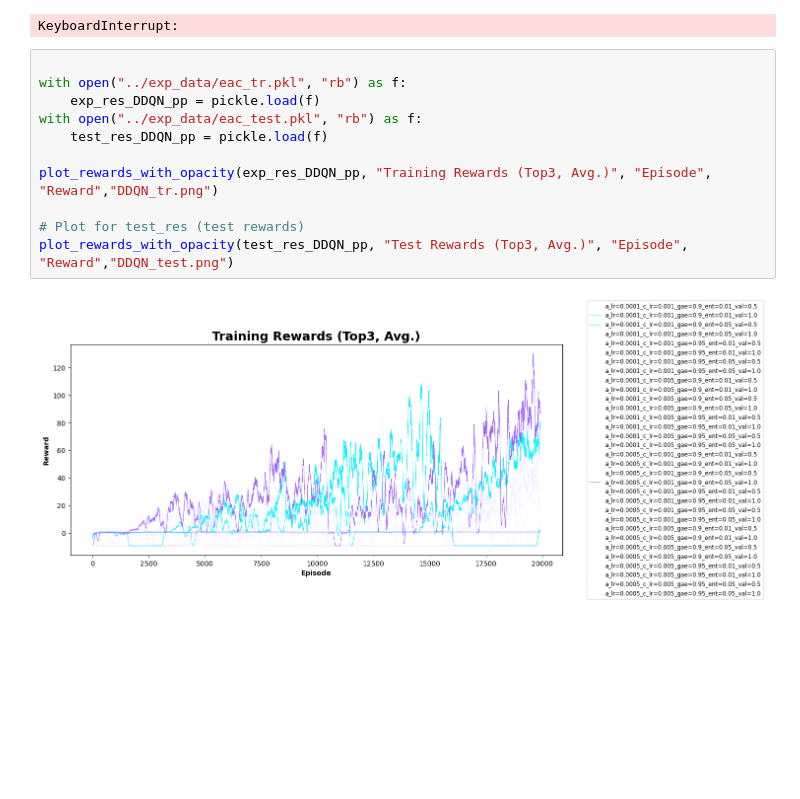
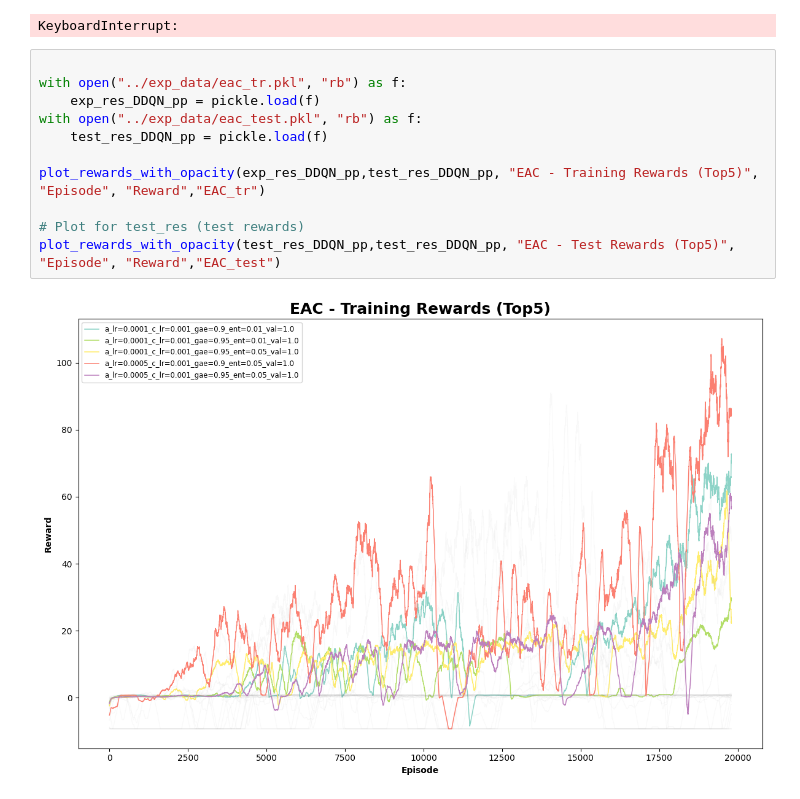
Before and after one commit to take-001/fly_bird_fly, a Jupyter notebook: model/EAC.ipynb, the cells around one changed output. Drawn from its saved outputs; the diff is of its cells as text; blank space fills up the shorter version.

```diff
--- a/model/EAC.ipynb
+++ b/model/EAC.ipynb
@@ -554,13 +568,13 @@ KeyboardInterrupt:
 # %%
 
 with open("../exp_data/eac_tr.pkl", "rb") as f:
     exp_res_DDQN_pp = pickle.load(f)
 with open("../exp_data/eac_test.pkl", "rb") as f:
     test_res_DDQN_pp = pickle.load(f)
 
-plot_rewards_with_opacity(exp_res_DDQN_pp, "Training Rewards (Top3, Avg.)", "Episode", "Reward","DDQN_tr.png")
+plot_rewards_with_opacity(exp_res_DDQN_pp,test_res_DDQN_pp, "EAC - Training Rewards (Top5)", "Episode", "Reward","EAC_tr")
 
 # Plot for test_res (test rewards)
-plot_rewards_with_opacity(test_res_DDQN_pp, "Test Rewards (Top3, Avg.)", "Episode", "Reward","DDQN_test.png")
+plot_rewards_with_opacity(test_res_DDQN_pp,test_res_DDQN_pp, "EAC - Test Rewards (Top5)", "Episode", "Reward","EAC_test")
 # %% [output]
-[figure, old version]
+[figure, new version]
```
Also changed, not shown: parts of 3 cells of this notebook, 6 other files.
